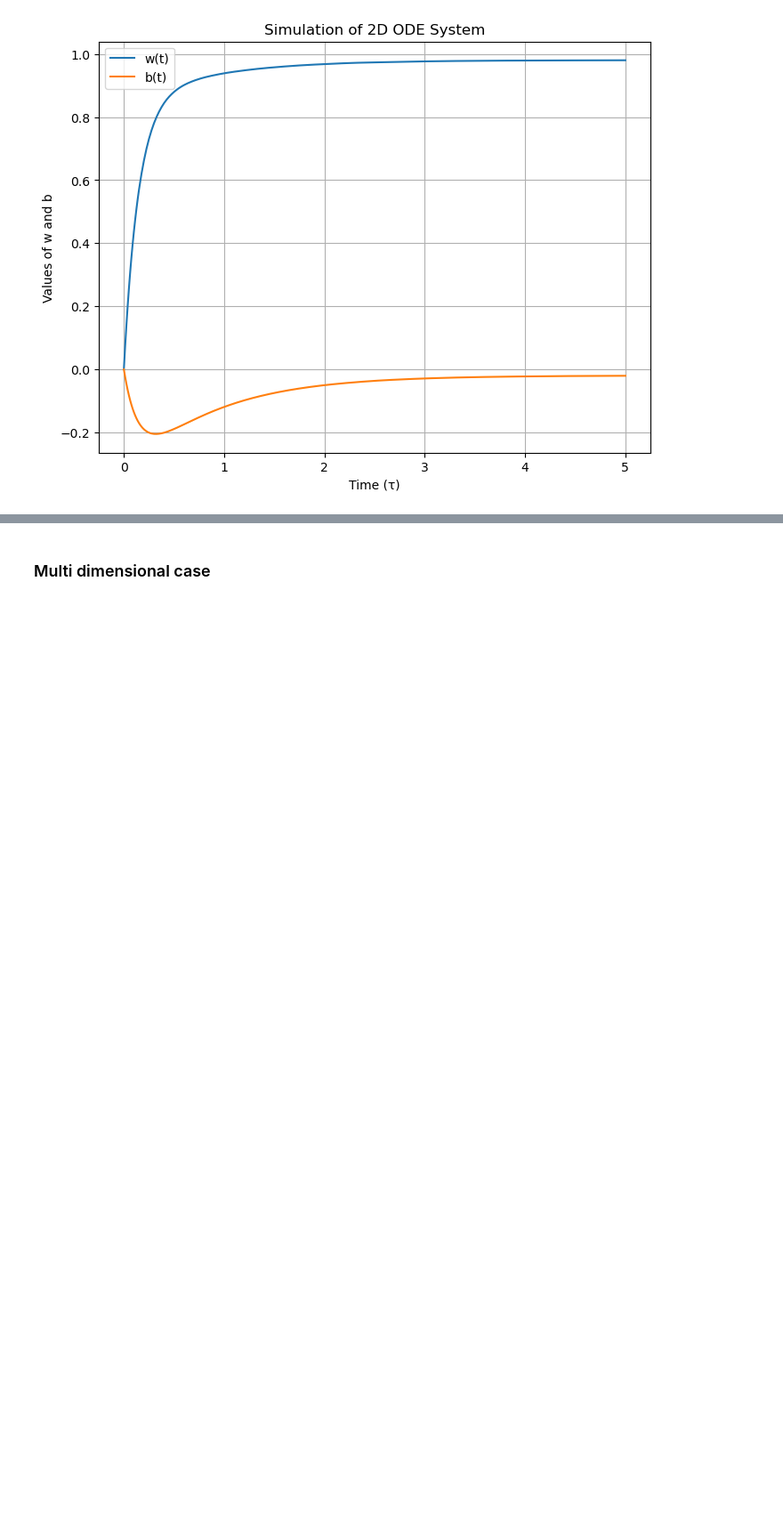
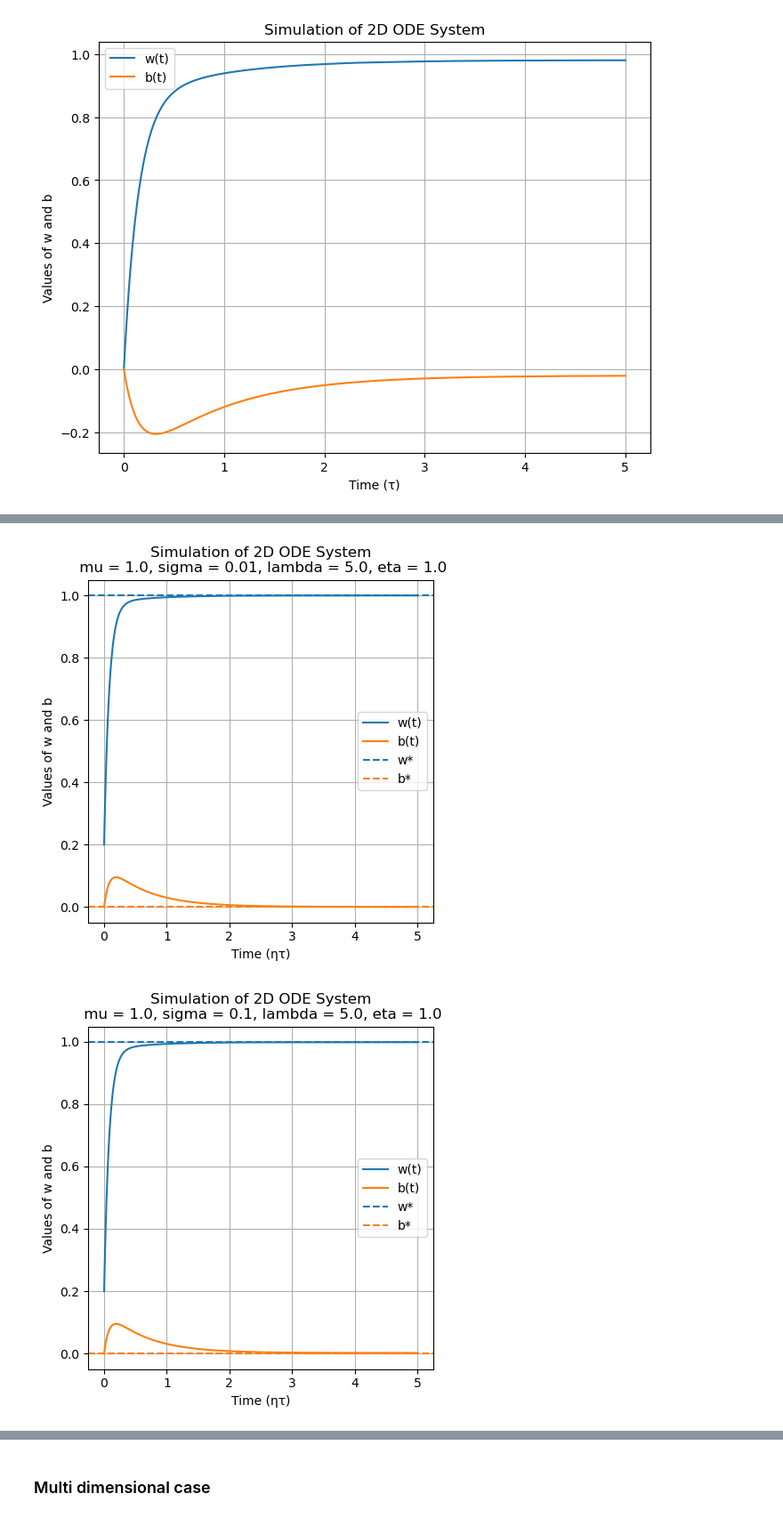
Before and after one commit to Animadversio/DiffusionLearningCurve, a Jupyter notebook: notebook/mean_cov_entanglement.ipynb, the cells around one changed output, grey strips where cells are left out. Shown at 89% size. Saved outputs shown, nothing was run; the diff lists cells and outputs as text; code cells hidden in the pictures; blank space fills up the shorter version.

```diff
--- a/notebook/mean_cov_entanglement.ipynb
+++ b/notebook/mean_cov_entanglement.ipynb
@@ -119,0 +154,13 @@ simulate_ode(mu = 1.0, sigma = 8, lambda_ = 3.0, eta = 1.0, y0= [0.2, 0], t_span
+# %%
+simulate_ode(mu = 1.0, sigma = 0.01, lambda_ = 5.0, eta = 1.0, y0= [0.2, 0], t_span= [0, 5])
+simulate_ode(mu = 1.0, sigma = 0.1, lambda_ = 5.0, eta = 1.0, y0= [0.2, 0], t_span= [0, 5])
+simulate_ode(mu = 1.0, sigma = 0.5, lambda_ = 5.0, eta = 1.0, y0= [0.2, 0], t_span= [0, 5])
+simulate_ode(mu = 1.0, sigma = 0.7, lambda_ = 5.0, eta = 1.0, y0= [0.2, 0], t_span= [0, 5])
+simulate_ode(mu = 1.0, sigma = 1, lambda_ = 5.0, eta = 1.0, y0= [0.2, 0], t_span= [0, 5])
+simulate_ode(mu = 1.0, sigma = 1.5, lambda_ = 5.0, eta = 1.0, y0= [0.2, 0], t_span= [0, 5])
+simulate_ode(mu = 1.0, sigma = 2, lambda_ = 5.0, eta = 1.0, y0= [0.2, 0], t_span= [0, 5])
+simulate_ode(mu = 1.0, sigma = 4, lambda_ = 5.0, eta = 1.0, y0= [0.2, 0], t_span= [0, 5])
+simulate_ode(mu = 1.0, sigma = 8, lambda_ = 5.0, eta = 1.0, y0= [0.2, 0], t_span= [0, 5])
+# %% [output]
+[figure, added]
+[figure, added]
```
Also changed, not shown: parts of 5 cells of this notebook.
